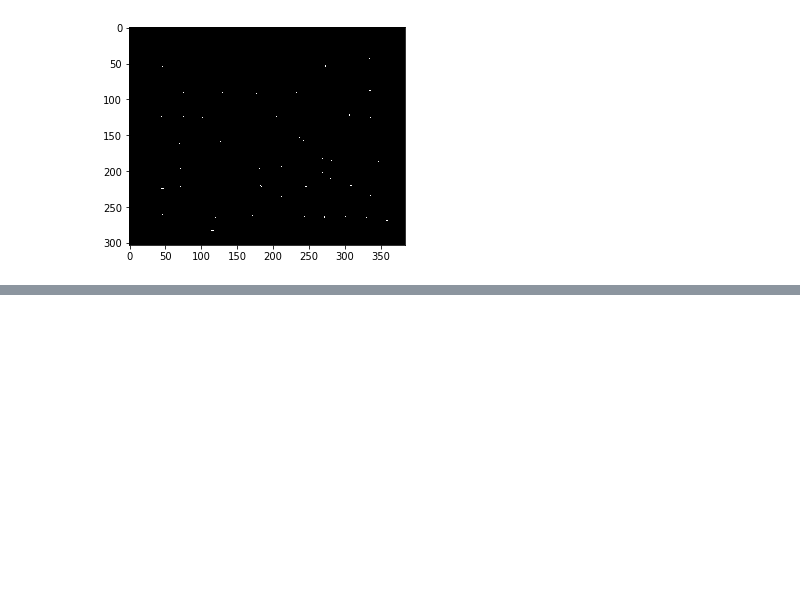
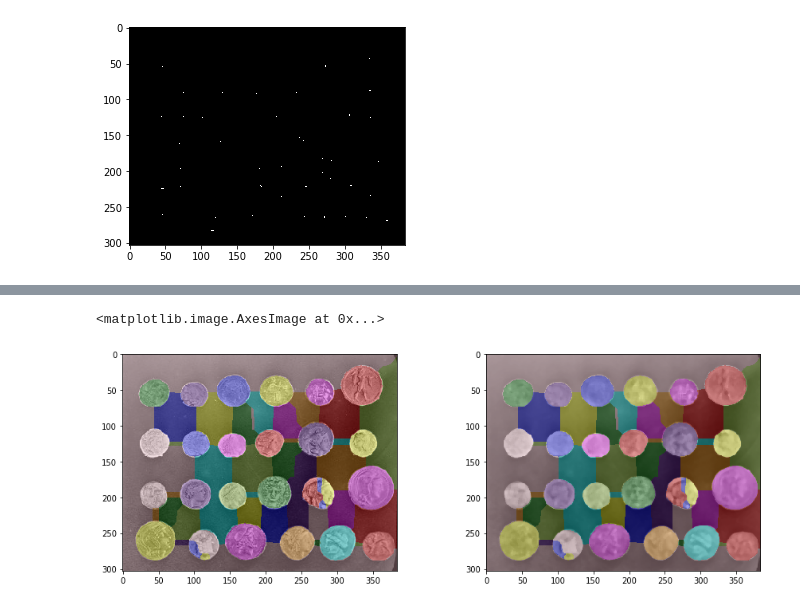
Before and after one commit to Biswajee/MachineLearningFlows, a Jupyter notebook: coins.ipynb, the cells around one changed output, grey strips where cells are left out. Saved outputs shown, nothing was run; the diff lists cells and outputs as text; code cells hidden in the pictures; blank space fills up the shorter version.

```diff
--- a/coins.ipynb
+++ b/coins.ipynb
@@ -62,0 +88,9 @@ peak_idx =
+# %%
+from skimage import color
+
+f, (ax0, ax1) = plt.subplots(1,2, figsize=(15,5))
+ax0.imshow(color.label2rgb(labels, image=coins))
+ax1.imshow(color.label2rgb(labels, image=coins_denoised))
+# %% [output]
+<matplotlib.image.AxesImage at 0x...>
+[figure, added]
```
Also changed, not shown: parts of 14 cells of this notebook.
